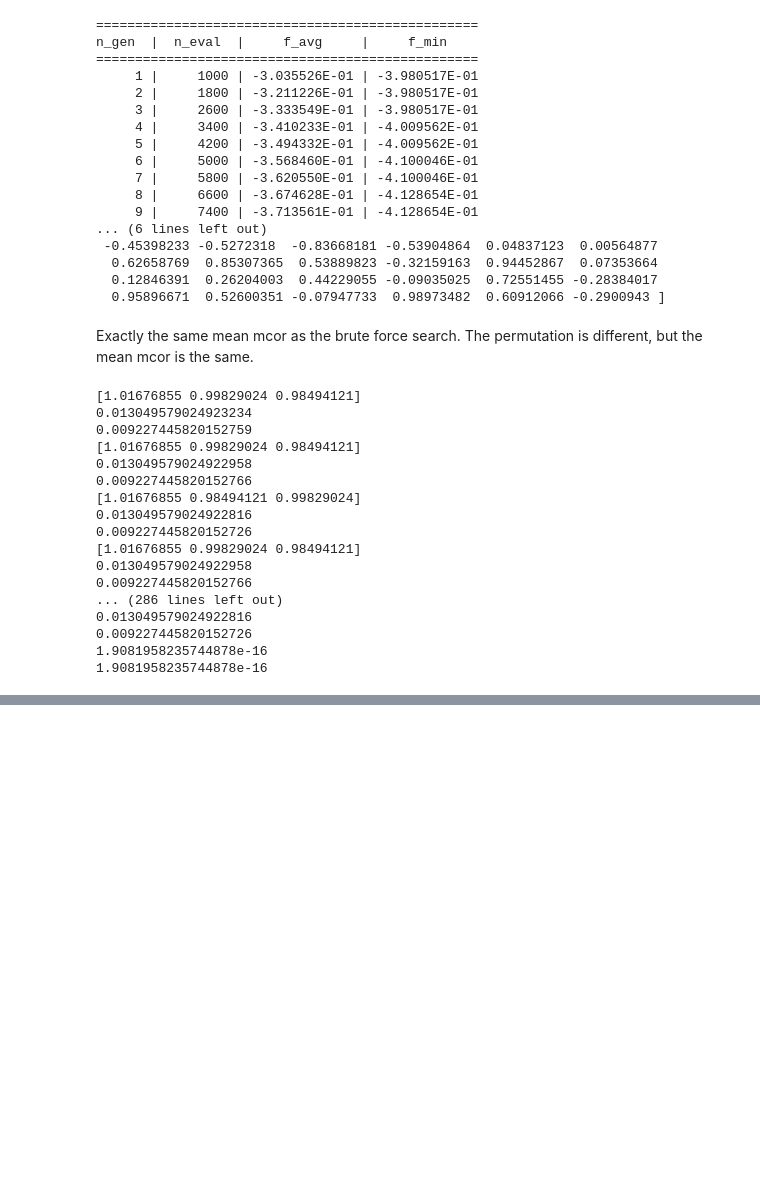
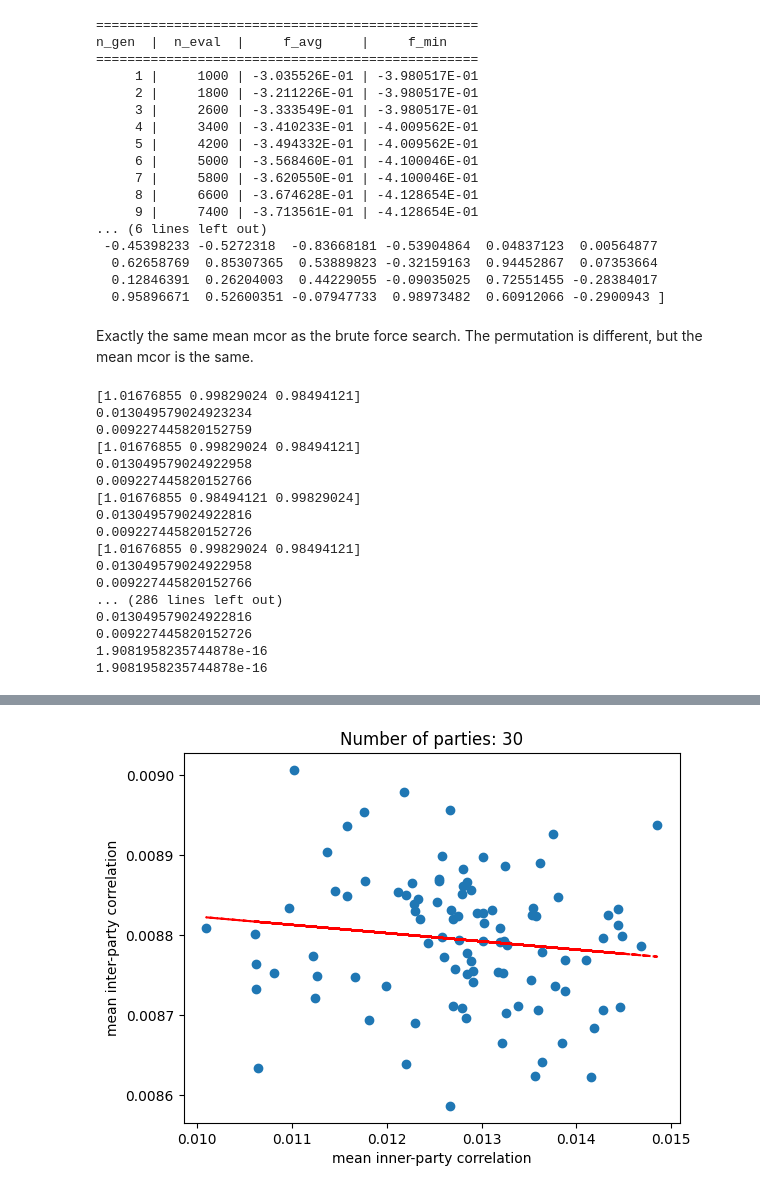
Before and after one commit to Xtra-Computing/VertiBench, a Jupyter notebook: correlation.ipynb, the cells around one changed output, grey strips where cells are left out. Cells and saved outputs as stored; diff of their text form; code cells hidden in the pictures; blank space fills up the shorter version.

Commit message:
Validated the inter-party correlation effect on the accuracy: test_corr_vs_delta_acc

```diff
--- a/correlation.ipynb
+++ b/correlation.ipynb
@@ -395,0 +388,89 @@ comb(20, 10)
+# %%
+import os
+
+from tqdm import tqdm
+
+os.chdir("/home/zhaomin/code/VertiBench/src")
+
+import numpy as np
+import pandas as pd
+import matplotlib.pyplot as plt
+from scipy.stats import spearmanr
+from sklearn.datasets import make_regression
+
+from preprocess.FeatureEvaluator import CorrelationEvaluator
+
+
+# validate the conjecture that inner-party correlation is negatively correlated with inter-party correlation
+mcor = CorrelationEvaluator.mcor_singular
+
+# _corr_base = np.random.rand(10, 10)
+# corr_mtx = np.tril(_corr_base) + np.tril(_corr_base, -1).T  # make it symmetric and iid
+# # make the diagonal 1
+# for i in range(corr_mtx.shape[0]):
+#     corr_mtx[i, i] = 1
+# print(corr_mtx)
+np.random.seed(1)
+X1 = make_regression(n_samples=10000, n_features=100, n_informative=100, random_state=None, shuffle=True)[0]
+X2 = make_regression(n_samples=10000, n_features=100, n_informative=100, random_state=None, shuffle=True)[0]
+X = np.concatenate((X1, X2), axis=1)
+X = X1
+corr_mtx = spearmanr(X).correlation
+
+# random split the matrix into K parties
+K = 30
+n_features = corr_mtx.shape[0]
+# col_cutoff = np.random.randint(1, n_features, size=K)     # cutoff points with duplicates
+# col_cutoff = np.sort(col_cutoff)                          # sort cutoff points
+# col_cutoff = np.append(col_cutoff, n_features)            # append the last index
+# col_cutoff = np.insert(col_cutoff, 0, 0)                  # insert the first index
+# col_cutoff = np.unique(col_cutoff)                        # remove duplicates
+# n_cuts = len(col_cutoff) - 1                              # number of unique cuts
+
+# split the features equally
+n_features_on_party = n_features // K
+col_cutoff = np.arange(0, n_features + 1, n_features_on_party)
+n_cuts = len(col_cutoff) - 1
+
+print(f"n_cuts: {n_cuts}: {col_cutoff}")
+
+# try n_rounds times
+n_rounds = 100
+mean_diag_summary = []
+mean_nondiag_summary = []
+for t in tqdm(range(n_rounds)):
+    perm = np.random.permutation(n_features)
+    corr_perm = corr_mtx[:, perm][perm, :]
+    # calculate the mcor for each cut feature set
+    diag_mcor_list = []
+    nondiag_mcor_list = []
+    for i in range(n_cuts):
+        for j in range(n_cuts):
+            row_start = col_cutoff[i]
+            row_end = col_cutoff[i+1]
+            col_start = col_cutoff[j]
+            col_end = col_cutoff[j+1]
+            score = mcor(corr_perm[row_start:row_end, col_start:col_end])
+            if i == j:
+                diag_mcor_list.append(score)
+            else:
+                nondiag_mcor_list.append(score)
+    mean_diag_mcor = np.mean(diag_mcor_list)
+    mean_nondiag_mcor = np.mean(nondiag_mcor_list)
+    mean_diag_summary.append(mean_diag_mcor)
+    mean_nondiag_summary.append(mean_nondiag_mcor)
+
+# spearman rank correlation between mean_diag_mcor and mean_nondiag_mcor
+relation = spearmanr(mean_diag_summary, mean_nondiag_summary).correlation
+
+# plot the results
+plt.scatter(mean_diag_summary, mean_nondiag_summary)
+# plot a regression line
+z = np.polyfit(mean_diag_summary, mean_nondiag_summary, 1)
+p = np.poly1d(z)
+plt.plot(mean_diag_summary, p(mean_diag_summary), "r--")
+plt.title(f"Number of parties: {K}")
+plt.xlabel("mean inner-party correlation")
+plt.ylabel("mean inter-party correlation")
+plt.show()
+# %% [output]
@@ -395,0 +479 @@ comb(20, 10)
+[figure, added]
```
Also changed, not shown: parts of 8 cells of this notebook, 5 other files.
